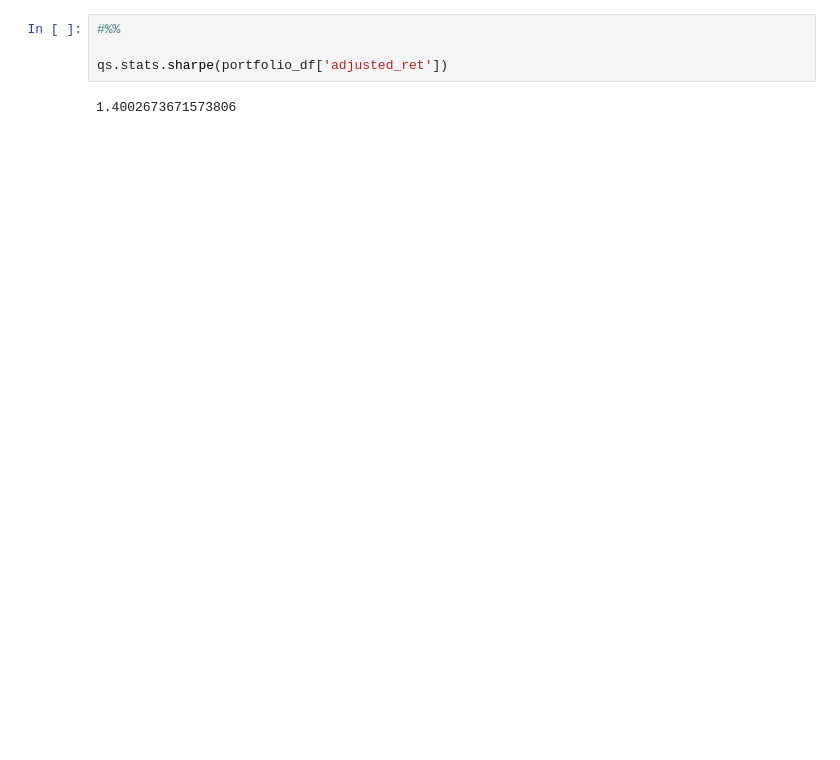
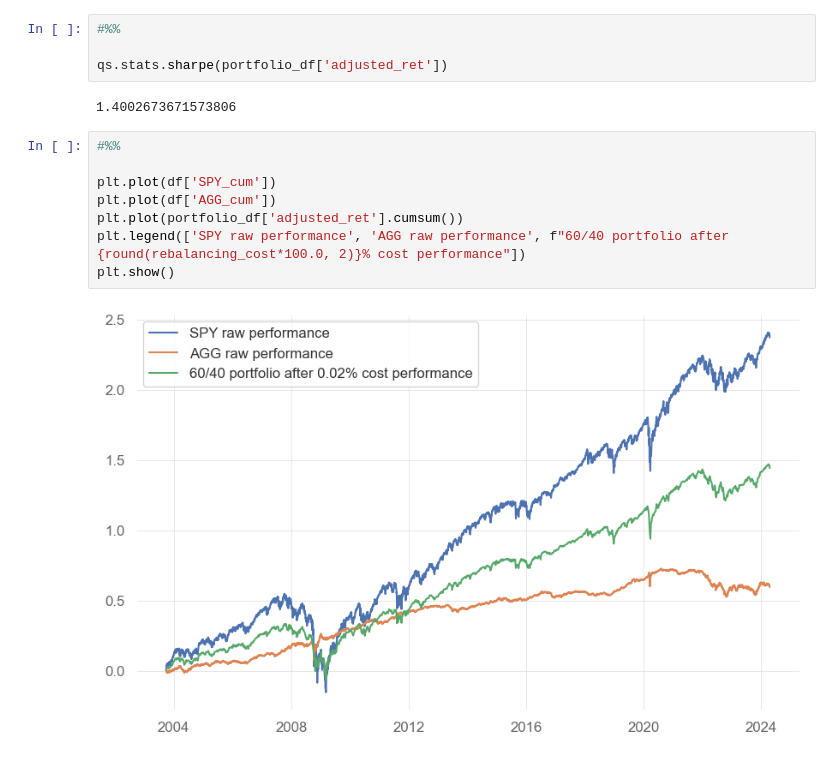
Before and after one commit to sharavsambuu/hello-60-40, a Jupyter notebook: hello_60_40.ipynb, the cells around one changed output. Saved outputs shown, nothing was run; the diff lists cells and outputs as text; blank space fills up the shorter version.

```diff
--- a/hello_60_40.ipynb
+++ b/hello_60_40.ipynb
@@ -182,6 +200,16 @@ qs.plots.monthly_heatmap(portfolio_df['adjusted_ret'])
 qs.stats.sharpe(portfolio_df['adjusted_ret'])
 # %% [output]
 1.4002673671573806
+# %%
+#%%
+
+plt.plot(df['SPY_cum'])
+plt.plot(df['AGG_cum'])
+plt.plot(portfolio_df['adjusted_ret'].cumsum())
+plt.legend(['SPY raw performance', 'AGG raw performance', f"60/40 portfolio after {round(rebalancing_cost*100.0, 2)}% cost performance"])
+plt.show()
+# %% [output]
+[figure, added]
 # %%
 #%%
 
```
Also changed, not shown: parts of 3 cells of this notebook, 1 other file.
